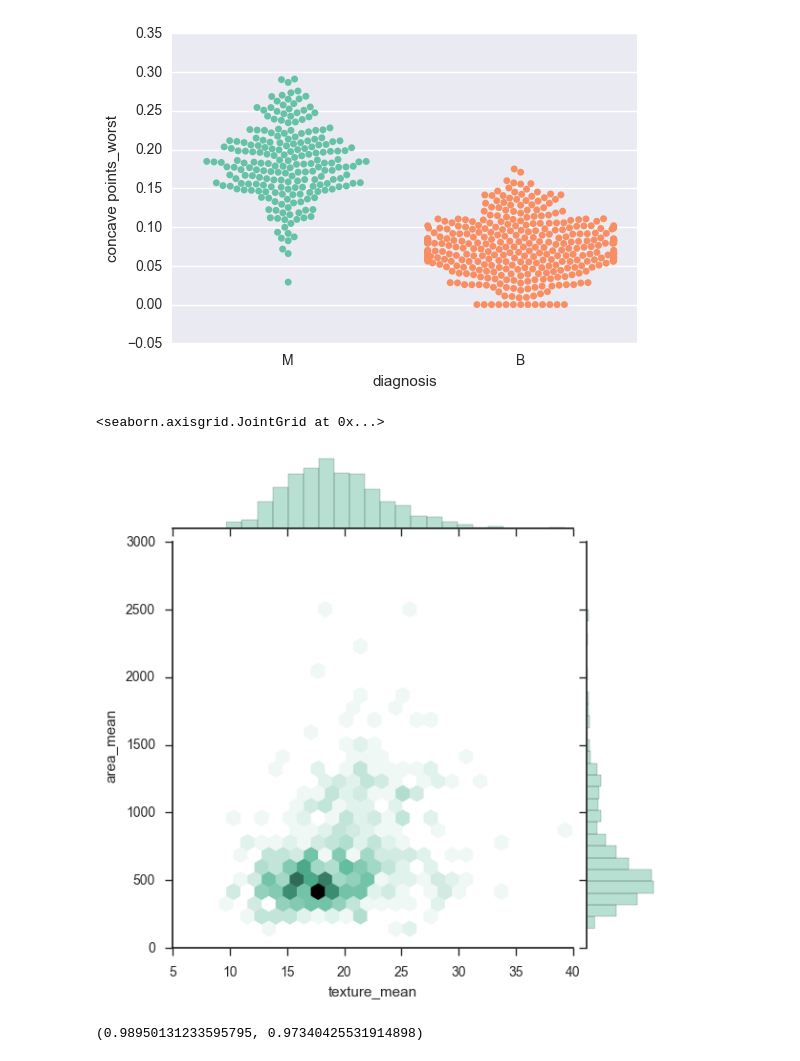
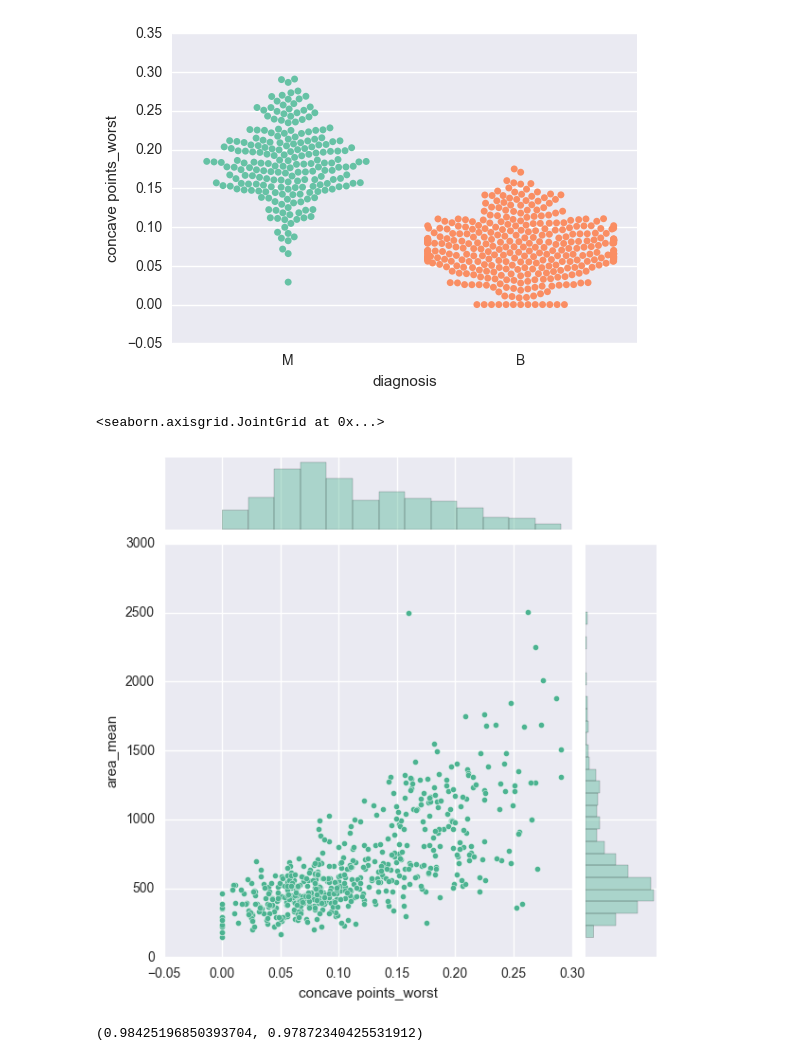
Before and after one commit to travispark45/Breast-Cancer-Prediction, a Jupyter notebook: Breast Cancer Exploration.ipynb, the cells around one changed output. Cells and saved outputs as stored; diff of their text form; code cells hidden in the pictures.

```diff
--- a/Breast Cancer Exploration.ipynb
+++ b/Breast Cancer Exploration.ipynb
@@ -80,11 +81,10 @@ sns.swarmplot(x = 'diagnosis', y = 'concave points_worst',palette = 'Set2', data
 # %% [output]
 [figure]
 # %%
-sns.set(style="ticks")
-sns.jointplot(x = bc['texture_mean'], y = bc['area_mean'], kind="hex", stat_func=None, color="#4CB391")
+sns.jointplot(x = bc['concave points_worst'], y = bc['area_mean'], stat_func=None, color="#4CB391", edgecolor = 'w', size = 6)
 # %% [output]
 <seaborn.axisgrid.JointGrid at 0x...>
-[figure, old version]
+[figure, new version]
 # %%
 X = bcs.ix[:,0:30]
 
@@ -93,13 +93,13 @@ class_names = list(y.unique())
 # %%
 X_train, X_test, y_train, y_test = train_test_split(X, y, test_size=0.33, random_state=42)
 # %%
-svc = SVC(kernel = 'linear',C=1, gamma=.1, probability = True)
+svc = SVC(kernel = 'linear',C=.1, gamma=10, probability = True)
 svc.fit(X,y)
 y_pred = svc.fit(X_train, y_train).predict(X_test)
 t = pd.DataFrame(svc.predict_proba(X_test))
 svc.score(X_train,y_train), svc.score(X_test, y_test)
 # %% [output]
-(0.98950131233595795, 0.97340425531914898)
+(0.98425196850393704, 0.97872340425531912)
 # %%
 mtrx = confusion_matrix(y_test,y_pred)
 np.set_printoptions(precision = 2)
```
Also changed, not shown: parts of 2 cells of this notebook.
